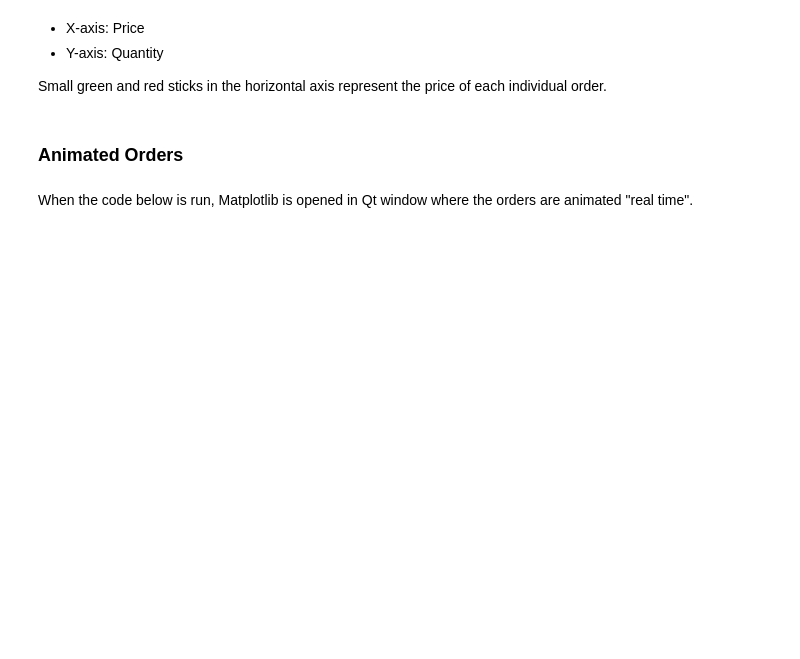
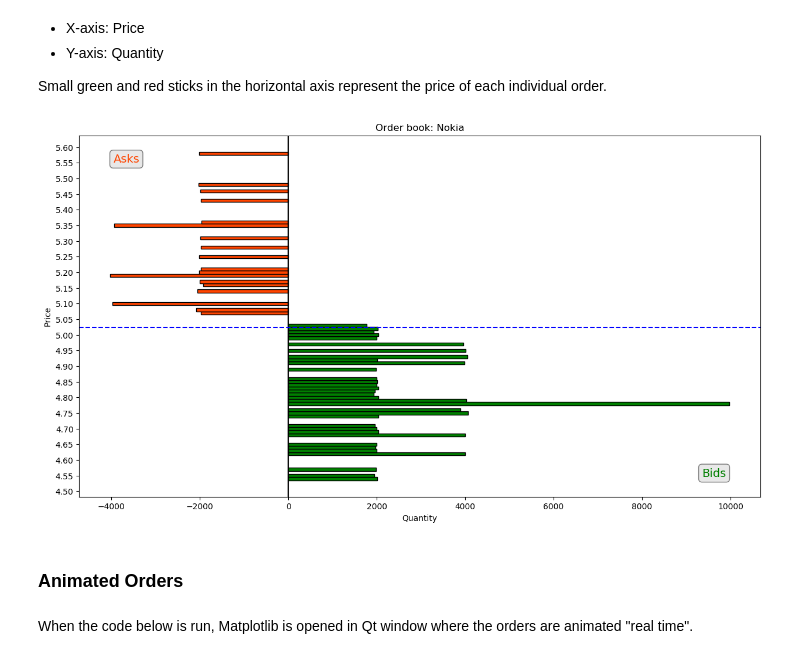
Before and after one commit to Miksus/ecosys, a Jupyter notebook: docs/maket_demo.ipynb, the cells around one changed output. Cells and saved outputs as stored; diff of their text form; code cells hidden in the pictures; blank space fills up the shorter version.

Commit message:
Extended demo to the order book plot

```diff
--- a/docs/maket_demo.ipynb
+++ b/docs/maket_demo.ipynb
@@ -239,6 +238,10 @@ plt.show()
 - Y-axis: Quantity
 
 Small green and red sticks in the horizontal axis represent the price of each individual order.
+# %%
+my_market.plot_order_book()
+# %% [output]
+[figure, added]
 # %% [markdown]
 ### Animated Orders<a class="anchor" id="H12"></a>
 # %% [markdown]
```
Also changed, not shown: parts of 4 cells of this notebook.
